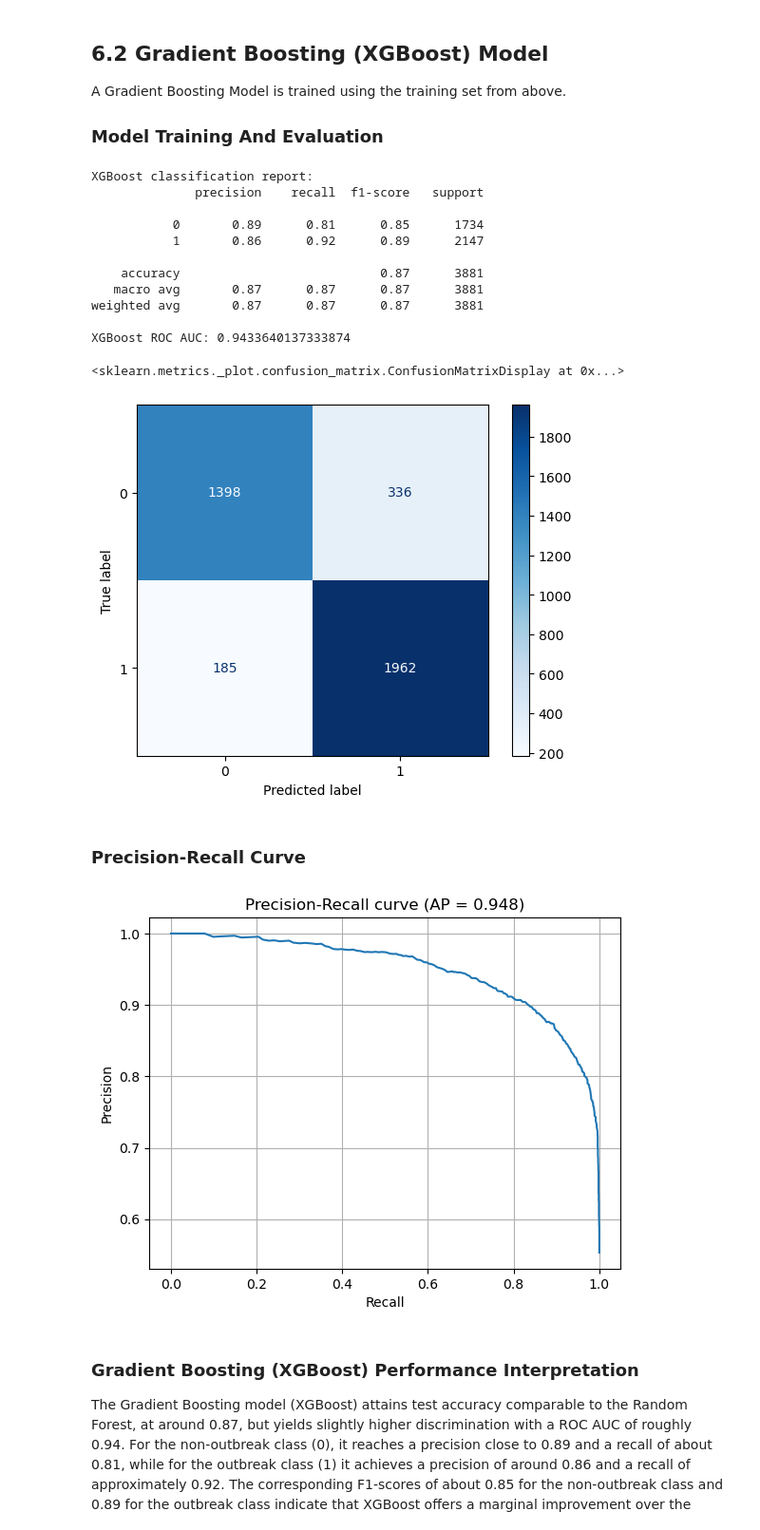
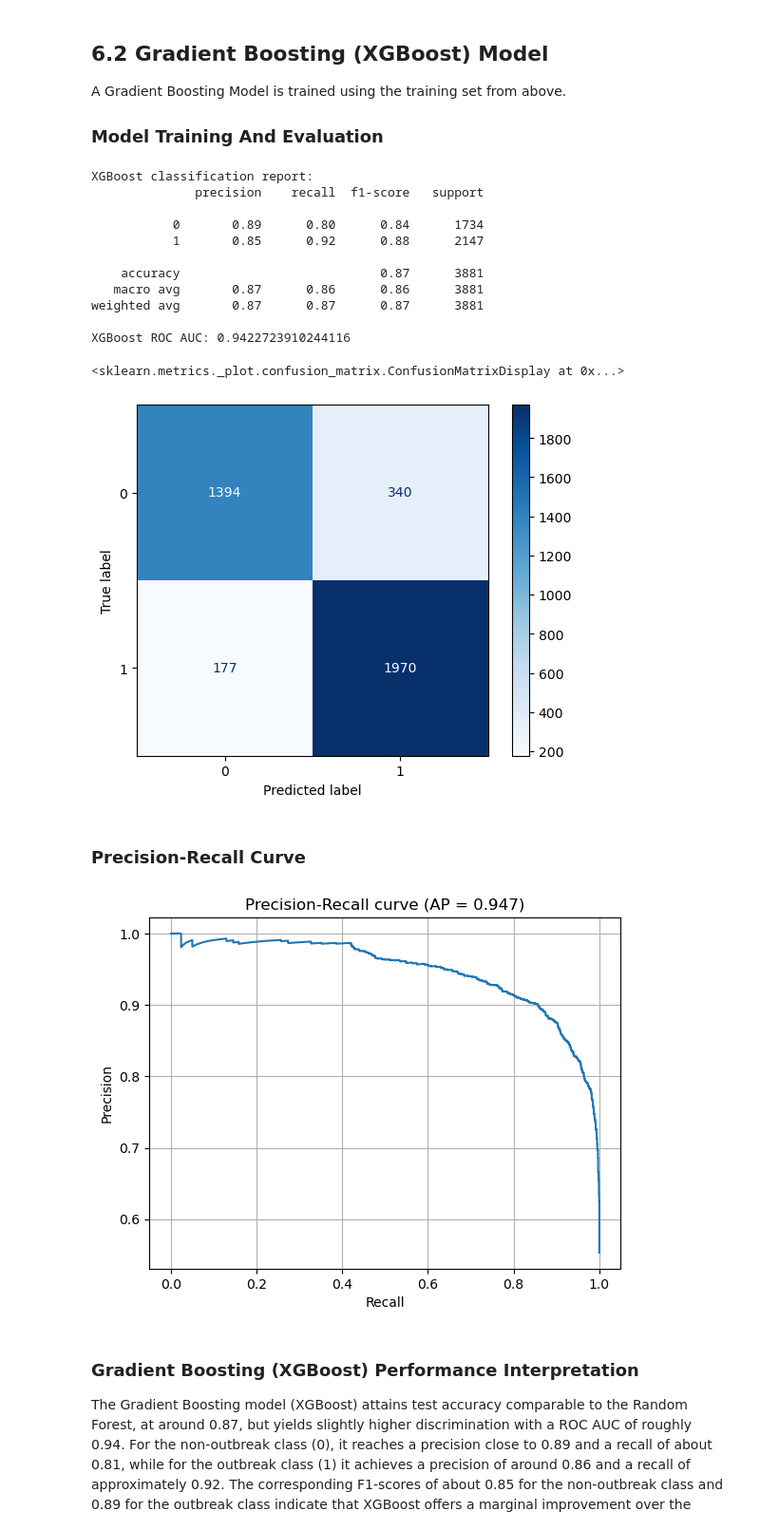
Before and after one commit to HXCLogic/Predictive-Modelling-for-Pest-Outbreak-Using-Machine-Learning-Techniques, a Jupyter notebook: Rice - Pest and Diseases/Rice.ipynb, the cells around one changed output. Shown at 95% size. Cells and saved outputs as stored; diff of their text form; code cells hidden in the pictures.

```diff
--- a/Rice - Pest and Diseases/Rice.ipynb
+++ b/Rice - Pest and Diseases/Rice.ipynb
@@ -831,21 +830,21 @@ print("XGBoost ROC AUC:", roc_auc_score(y_test, y_prob_xgb))
 
 from sklearn.metrics import confusion_matrix, ConfusionMatrixDisplay
 
-cm = confusion_matrix(y_test, y_pred)
+cm = confusion_matrix(y_test, y_pred_xgb)
 disp = ConfusionMatrixDisplay(confusion_matrix=cm, display_labels=[0, 1])
 disp.plot(cmap="Blues")
 # %% [output]
 XGBoost classification report:
               precision    recall  f1-score   support
 
-           0       0.89      0.81      0.85      1734
-           1       0.86      0.92      0.89      2147
+           0       0.89      0.80      0.84      1734
+           1       0.85      0.92      0.88      2147
 
     accuracy                           0.87      3881
-   macro avg       0.87      0.87      0.87      3881
+   macro avg       0.87      0.86      0.86      3881
 weighted avg       0.87      0.87      0.87      3881
 
-XGBoost ROC AUC: 0.9433640137333874
+XGBoost ROC AUC: 0.9422723910244116
 <sklearn.metrics._plot.confusion_matrix.ConfusionMatrixDisplay at 0x...>
 [figure]
 # %% [markdown]
@@ -853,18 +852,18 @@ XGBoost ROC AUC: 0.9433640137333874
 # %%
 from sklearn.metrics import precision_recall_curve, average_precision_score
 import matplotlib.pyplot as plt
 
-precision, recall, thresholds = precision_recall_curve(y_test, y_prob)
-ap = average_precision_score(y_test, y_prob)
+precision, recall, thresholds = precision_recall_curve(y_test, y_prob_xgb)
+ap = average_precision_score(y_test, y_prob_xgb)
 
 plt.plot(recall, precision)
 plt.xlabel("Recall")
 plt.ylabel("Precision")
 plt.title(f"Precision-Recall curve (AP = {ap:.3f})")
 plt.grid(True)
 plt.show()
 # %% [output]
-[figure, old version]
+[figure, new version]
 # %% [markdown]
 ### Gradient Boosting (XGBoost) Performance Interpretation
 
```
Also changed, not shown: parts of 16 cells of this notebook, 7 other files.
